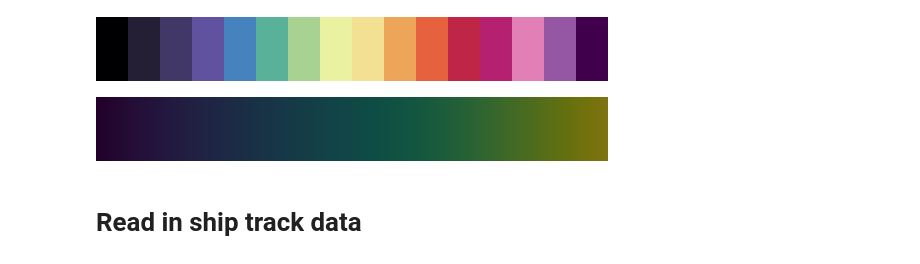
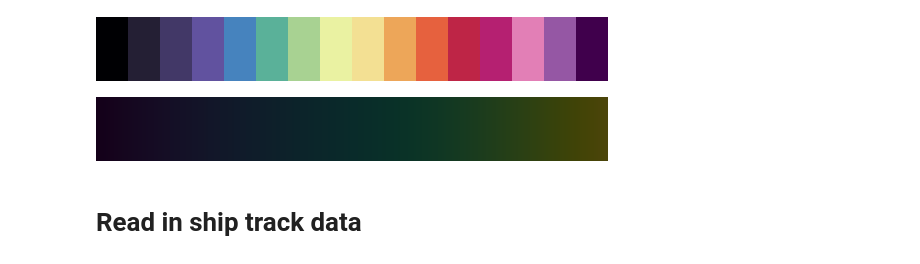
Before and after one commit to allison-wing/PICCOLO_overview_paper, a Jupyter notebook: plot_fig_seapol_mosaic_SST.ipynb, the cells around one changed output. Cells and saved outputs as stored; diff of their text form; code cells hidden in the pictures.

```diff
--- a/plot_fig_seapol_mosaic_SST.ipynb
+++ b/plot_fig_seapol_mosaic_SST.ipynb
@@ -62,10 +62,10 @@ def dim_colormap(cmap_name='viridis', dim_factor=0.6, sat_factor=0.8, N=256):
         rgb = np.concatenate([rgb, colors[:, 3:4]], axis=1)
     return mcolors.ListedColormap(rgb)
 # %%
-dimmer_viridis = dim_colormap('viridis', dim_factor=0.5, sat_factor=1)
+dimmer_viridis = dim_colormap('viridis', dim_factor=0.3, sat_factor=1)
 dimmer_viridis
 # %% [output]
-[figure, old version]
+[figure, new version]
 # %% [markdown]
 # Read in ship track data
 # %%
```
Also changed, not shown: parts of 1 cell of this notebook, 1 other file.
